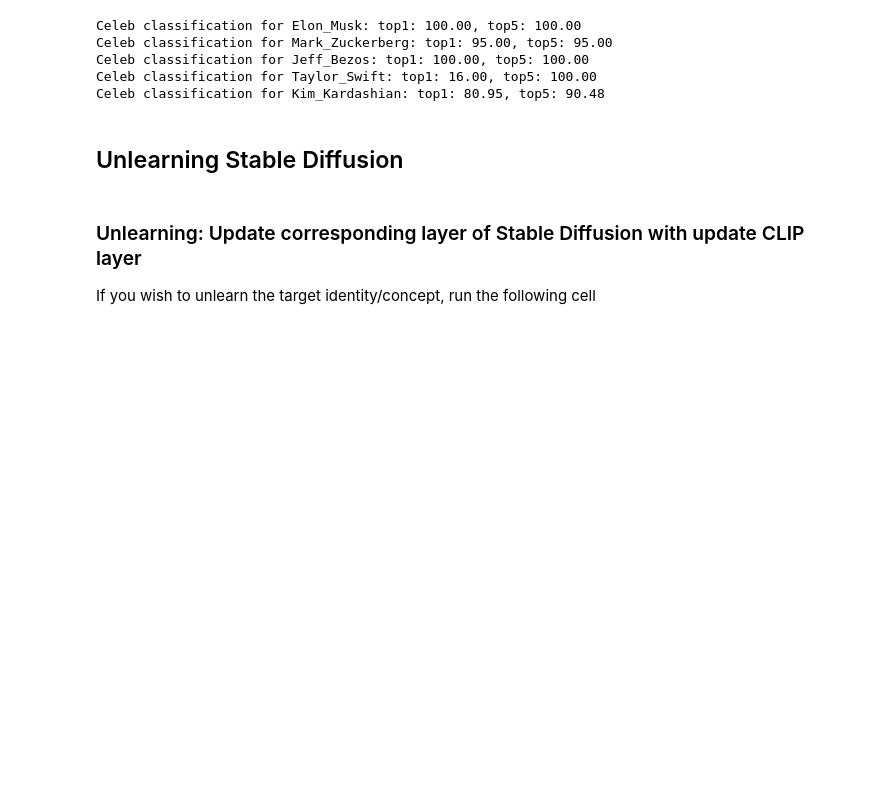
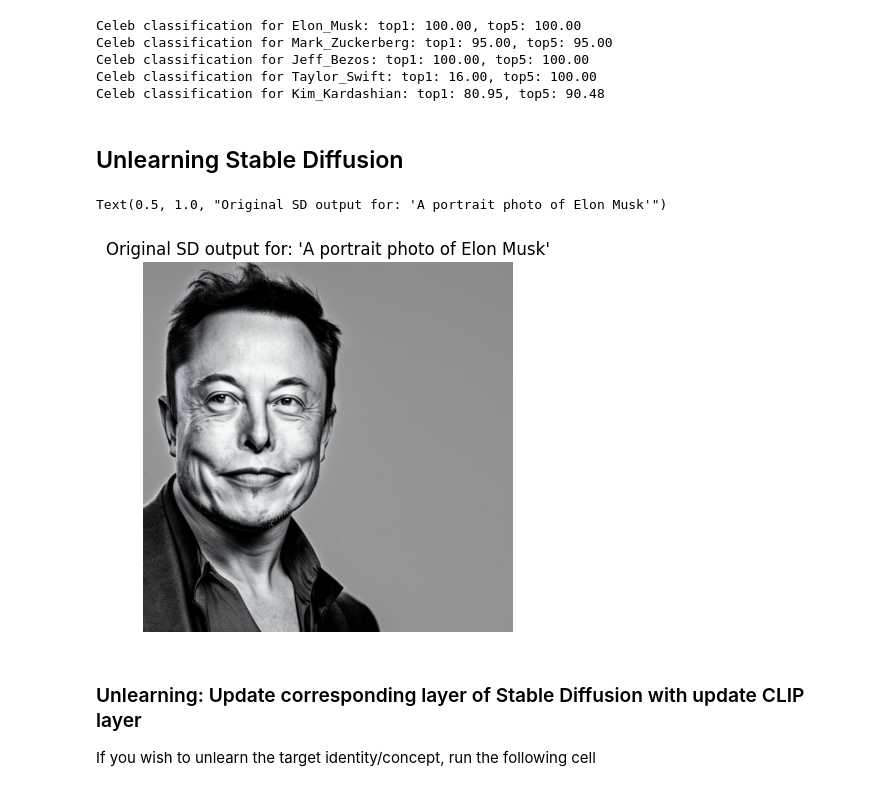
Before and after one commit to CSIPlab/SLUG, a Jupyter notebook: notebooks/experiment_stable_diffusion.ipynb, the cells around one changed output. Drawn from its saved outputs; the diff is of its cells as text; code cells hidden in the pictures; blank space fills up the shorter version.

```diff
--- a/notebooks/experiment_stable_diffusion.ipynb
+++ b/notebooks/experiment_stable_diffusion.ipynb
@@ -666,16 +536,22 @@ Celeb classification for Kim_Kardashian: top1: 80.95, top5: 90.48
 # %%
 # load stable diffusion models and run
-import torch
-from diffusers import StableDiffusionPipeline, DPMSolverMultistepScheduler
-
 model_id = "stabilityai/stable-diffusion-2-1"
 
-# Use the DPMSolverMultistepScheduler (DPM-Solver++) scheduler here instead
-pipe = StableDiffusionPipeline.from_pretrained(model_id, torch_dtype=torch.float16)
-# pipe = StableDiffusionPipeline.from_pretrained(model_id)
-pipe.scheduler = DPMSolverMultistepScheduler.from_config(pipe.scheduler.config)
-pipe_pretrained = deepcopy(pipe)
-pipe = deepcopy(pipe_pretrained)
+if pipe_pretrained is None:
+    # Use the DPMSolverMultistepScheduler (DPM-Solver++) scheduler here instead
+    pipe_pretrained = StableDiffusionPipeline.from_pretrained(model_id, torch_dtype=torch.float16)
+    pipe_pretrained.scheduler = DPMSolverMultistepScheduler.from_config(pipe_pretrained.scheduler.config)
+    pipe_pretrained = pipe_pretrained.to("cuda")
+
+prompt = "A portrait photo of Elon Musk"
+image = pipe_pretrained(prompt).images[0]
+plt.figure()
+plt.imshow(image)
+plt.axis('off')
+plt.title(f"Original SD output for: '{prompt}'")
+# %% [output]
+Text(0.5, 1.0, "Original SD output for: 'A portrait photo of Elon Musk'")
+[figure, added]
 # %% [markdown]
 ### Unlearning: Update corresponding layer of Stable Diffusion with update CLIP layer
 If you wish to unlearn the target identity/concept, run the following cell
```
Also changed, not shown: parts of 28 cells of this notebook, 2 other files.
